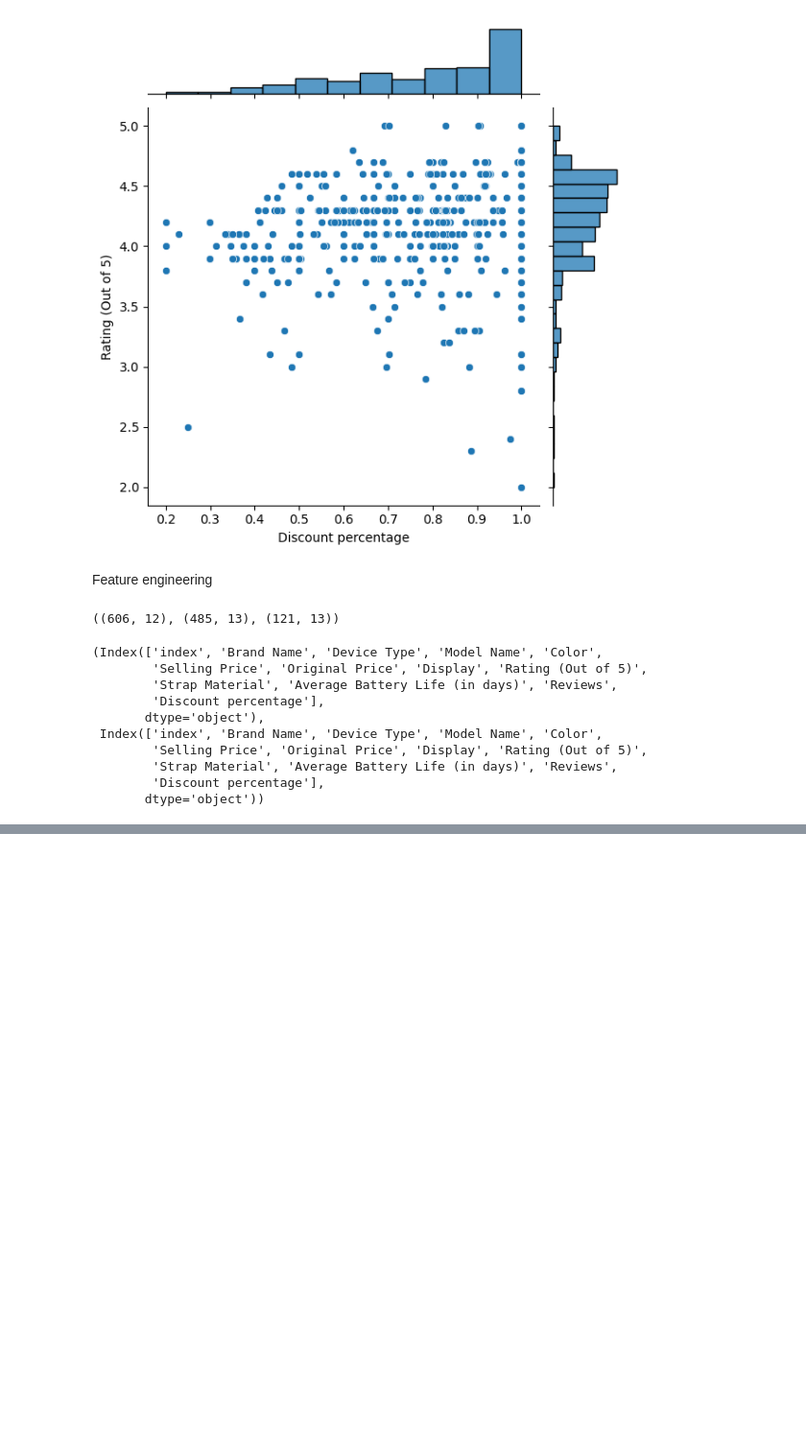
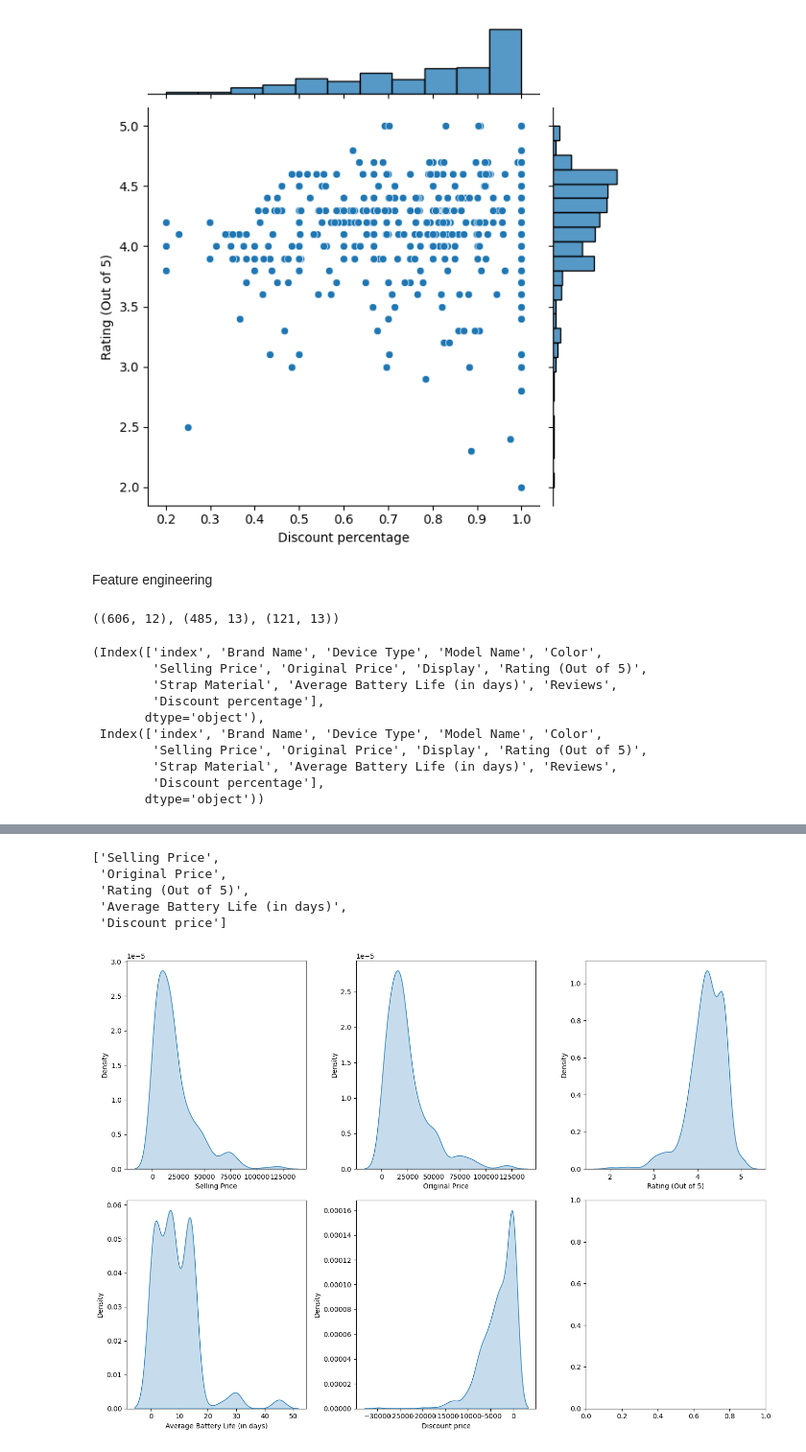
Before and after one commit to sarthakone105/100_days_of_data_science, a Jupyter notebook: fitness_tracker_03.ipynb, the cells around one changed output, grey strips where cells are left out. Shown at 96% size. Saved outputs shown, nothing was run; the diff lists cells and outputs as text; code cells hidden in the pictures; blank space fills up the shorter version.

Commit message:
Created plots

```diff
--- a/fitness_tracker_03.ipynb
+++ b/fitness_tracker_03.ipynb
@@ -144,8 +144,10 @@ def hundred_to_zero(x):
         return x
 # %%
 train_df["Discount price"] = train_df['Selling Price'] - train_df['Original Price']
+train_df["Average Battery Life (in days)"] = train_df["Average Battery Life (in days)"].astype(float)
 train_df['Discount percentage'] = train_df['Discount percentage'] * 100
 train_df['Discount percentage'] = train_df['Discount percentage'].apply(lambda x: hundred_to_zero(x))
+train_df.drop("Discount percentage", axis=1, inplace=True)
 train_df.head(5)
 # %% [output]
 |  | Brand Name | Device Type | Model Name | Color | Selling Price | Original Price | Display | ... |
@@ -157,3 +181,22 @@ train_df.head(5)
 # %%
-numerical_col = [column for column in df.columns if df[column].dtype != 'object']
-continous_col = [column for column in df.columns if df[column].dtype == 'object']
+numerical_col = [column for column in train_df.columns if train_df[column].dtype == 'float64']
+numerical_col
+# %% [output]
+['Selling Price',
+ 'Original Price',
+ 'Rating (Out of 5)',
+ 'Average Battery Life (in days)',
+ 'Discount price']
+# %%
+fig, axes = plt.subplots(nrows=2, ncols=3, figsize=(14,10))
+
+for i, column in enumerate(numerical_col):
+    row = i // 3
+    col = i % 3
+    ax = axes[row, col]
+    sns.kdeplot(data=train_df[column], ax=ax, fill=True)
+
+fig.tight_layout()
+plt.show()
+# %% [output]
+[figure, added]
```
Also changed, not shown: parts of 2 cells of this notebook.
